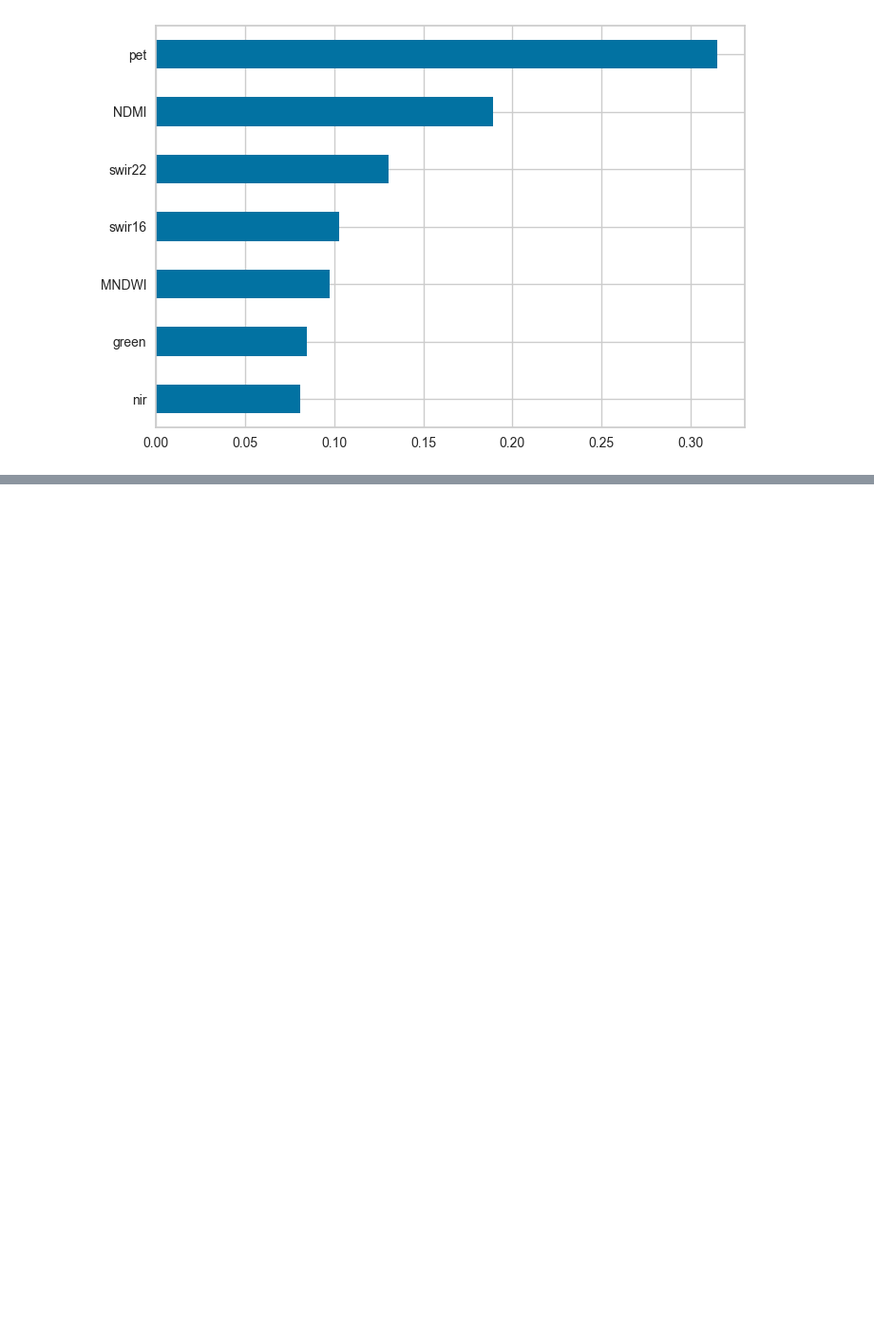
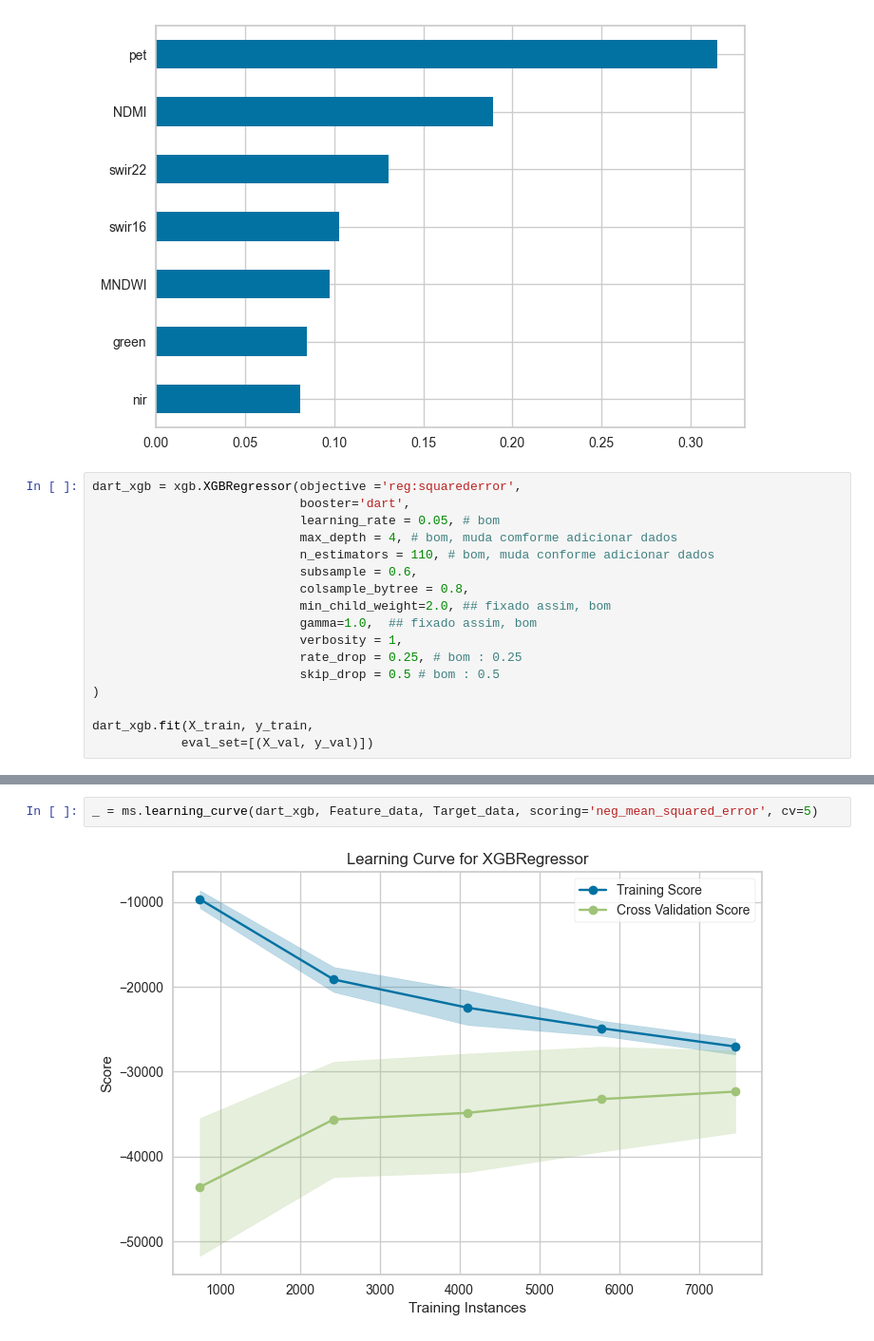
Before and after one commit to Lucas-Bussinger/EY-2026-AI-Challange, a Jupyter notebook: Model/BoostModel.ipynb, the cells around one changed output, grey strips where cells are left out. Shown at 95% size. Saved outputs shown, nothing was run; the diff lists cells and outputs as text; blank space fills up the shorter version.

```diff
--- a/Model/BoostModel.ipynb
+++ b/Model/BoostModel.ipynb
@@ -186,3 +75,20 @@ _ = ms.learning_curve(boost_predicter, Feature_data, Target_data, scoring='neg_m
 # %% [output]
 <Axes: >
 [figure]
+# %%
+dart_xgb = xgb.XGBRegressor(objective ='reg:squarederror',
+                            booster='dart',
+                            learning_rate = 0.05, # bom
+                            max_depth = 4, # bom, muda comforme adicionar dados
+                            n_estimators = 110, # bom, muda conforme adicionar dados
+                            subsample = 0.6,
+                            colsample_bytree = 0.8,
+                            min_child_weight=2.0, ## fixado assim, bom
+                            gamma=1.0,  ## fixado assim, bom
+                            verbosity = 1,
+                            rate_drop = 0.25, # bom : 0.25
+                            skip_drop = 0.5 # bom : 0.5
+)
+
+dart_xgb.fit(X_train, y_train,
+            eval_set=[(X_val, y_val)])
@@ -188,0 +124,4 @@ _ = ms.learning_curve(boost_predicter, Feature_data, Target_data, scoring='neg_m
+# %%
+_ = ms.learning_curve(dart_xgb, Feature_data, Target_data, scoring='neg_mean_squared_error', cv=5)
+# %% [output]
+[figure, added]
```
Also changed, not shown: parts of 27 cells of this notebook, 1 other file.
